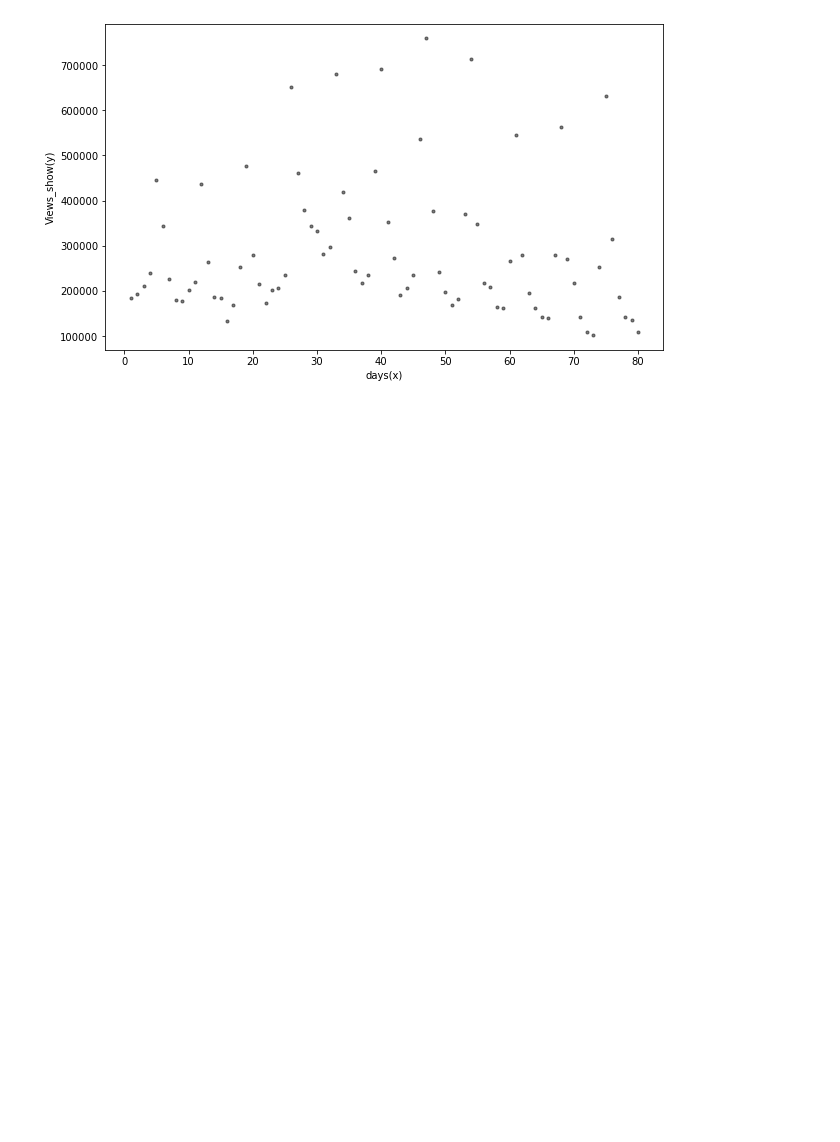
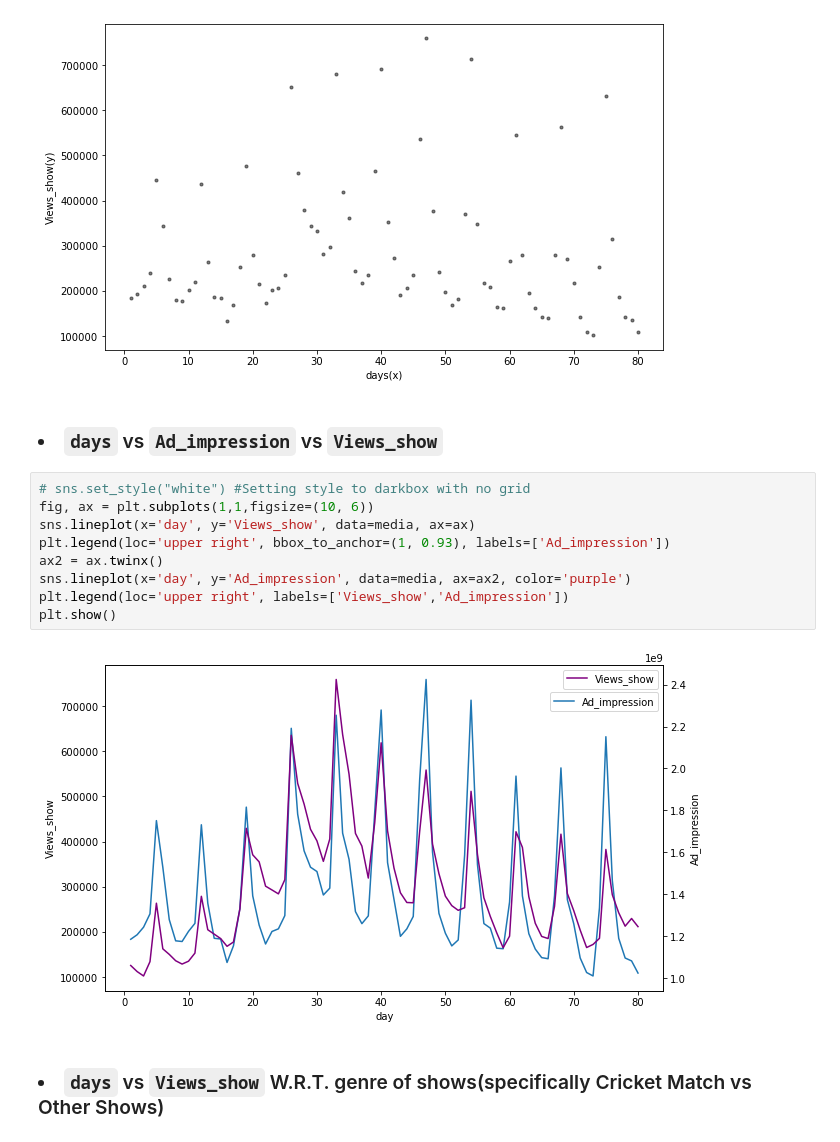
Before and after one commit to vivekkum-ar/Media-Company-Linear-Regression, a Jupyter notebook: Media-Company-Case-Study.ipynb, the cells around one changed output. Saved outputs shown, nothing was run; the diff lists cells and outputs as text; blank space fills up the shorter version.

Commit message:
EDA and visualizations (II)

```diff
--- a/Media-Company-Case-Study.ipynb
+++ b/Media-Company-Case-Study.ipynb
@@ -176,3 +176,18 @@ plt.show()
 # %% [output]
 *c* argument looks like a single numeric RGB or RGBA sequence, which should be avoided as value-mapping will have precedence in case its length matches with *x* & *y*.  Please use the *color* keyword- ...
 [figure]
+# %% [markdown]
+### <li><code>days</code> vs <code>Ad_impression</code> vs <code>Views_show</code></li>
+# %%
+# sns.set_style("white") #Setting style to darkbox with no grid
+fig, ax = plt.subplots(1,1,figsize=(10, 6))
+sns.lineplot(x='day', y='Views_show', data=media, ax=ax)
+plt.legend(loc='upper right', bbox_to_anchor=(1, 0.93), labels=['Ad_impression'])
+ax2 = ax.twinx()
+sns.lineplot(x='day', y='Ad_impression', data=media, ax=ax2, color='purple')
+plt.legend(loc='upper right', labels=['Views_show','Ad_impression'])
+plt.show()
+# %% [output]
+[figure, added]
+# %% [markdown]
+###  <li><code>days</code> vs <code>Views_show</code> W.R.T. genre of shows(specifically Cricket Match vs Other Shows)</li>
```
Also changed, not shown: parts of 6 cells of this notebook.
